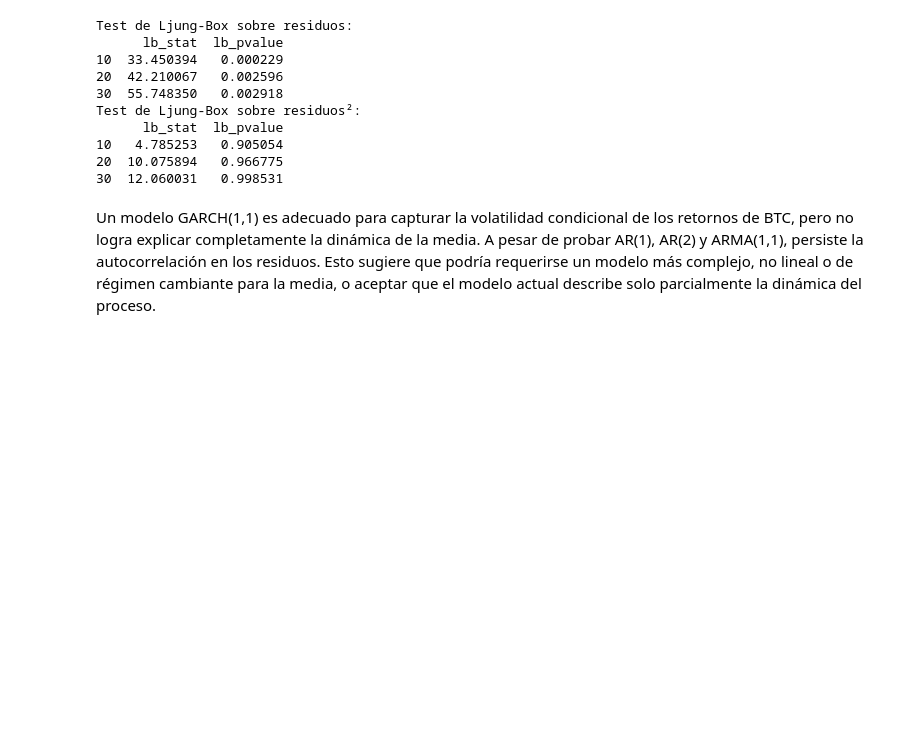
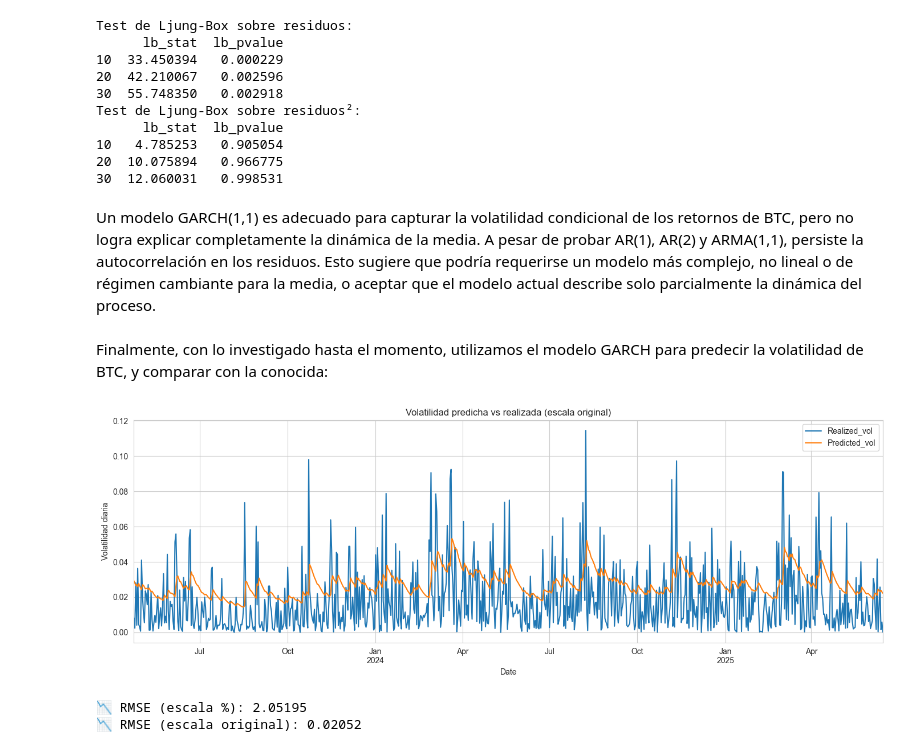
Before and after one commit to claudiobarril/tp_ast1_19co2024, a Jupyter notebook: notebooks/4_train_model_garch.ipynb, the cells around one changed output. Saved outputs shown, nothing was run; the diff lists cells and outputs as text; code cells hidden in the pictures; blank space fills up the shorter version.

```diff
--- a/notebooks/4_train_model_garch.ipynb
+++ b/notebooks/4_train_model_garch.ipynb
@@ -389,3 +388,50 @@ Test de Ljung-Box sobre residuos²:
 30  12.060031   0.998531
 # %% [markdown]
 Un modelo GARCH(1,1) es adecuado para capturar la volatilidad condicional de los retornos de BTC, pero no logra explicar completamente la dinámica de la media. A pesar de probar AR(1), AR(2) y ARMA(1,1), persiste la autocorrelación en los residuos. Esto sugiere que podría requerirse un modelo más complejo, no lineal o de régimen cambiante para la media, o aceptar que el modelo actual describe solo parcialmente la dinámica del proceso.
+# %% [markdown]
+Finalmente, con lo investigado hasta el momento, utilizamos el modelo GARCH para predecir la volatilidad de BTC, y comparar con la conocida:
+# %%
+# --- 1. Reescalar retornos -----------------------------
+btc_ret_scaled = btc_ret * 100        # escala en porcentajes
+
+# --- 2. Split 80/20 -----------------------------------
+split = int(len(btc_ret_scaled) * 0.8)
+train_ret = btc_ret_scaled[:split]
+test_ret  = btc_ret_scaled[split:]
+
+# --- 3. Rolling‑forecast (re‑estimando cada paso) -------
+predicted_vol = []
+rolling_window = train_ret.copy()
+
+for date in test_ret.index:
+    model = arch_model(rolling_window, vol="GARCH", p=1, q=1, mean="Zero", dist="t")
+    fit = model.fit(disp="off")
+    sigma = fit.forecast(horizon=1).variance.iloc[-1, 0]**0.5
+    predicted_vol.append((date, sigma))
+
+    # agregar el retorno *escalado* real al set de entrenamiento
+    rolling_window.loc[date] = test_ret.loc[date]
+
+pred_vol = (pd.DataFrame(predicted_vol, columns=["Date", "Predicted_vol"])
+              .set_index("Date"))
+
+# --- 4. Comparar contra volatilidad realizada -----------
+realized_vol = test_ret.abs()           # |retorno| es proxy de σ_real
+
+comparison = pd.concat([realized_vol.rename("Realized_vol"),
+                        pred_vol["Predicted_vol"]], axis=1).dropna()
+
+# --- 5. Volver a escala original solo para graficar -----
+comparison_orig = comparison / 100      # divide por 100 si querés %
+comparison_orig.plot(figsize=(14,5),
+                     title="Volatilidad predicha vs realizada (escala original)")
+plt.ylabel("Volatilidad diaria"); plt.tight_layout(); plt.show()
+
+# --- 6. Métrica de error en la MISMA escala -------------
+rmse_scaled = np.sqrt(mean_squared_error(comparison["Realized_vol"], comparison["Predicted_vol"]))
+print(f"📉 RMSE (escala %): {rmse_scaled:.5f}")
+print(f"📉 RMSE (escala original): {rmse_scaled/100:.5f}")
+# %% [output]
+[figure, added]
+📉 RMSE (escala %): 2.05195
+📉 RMSE (escala original): 0.02052
```
Also changed, not shown: parts of 5 cells of this notebook, 1 other file.
